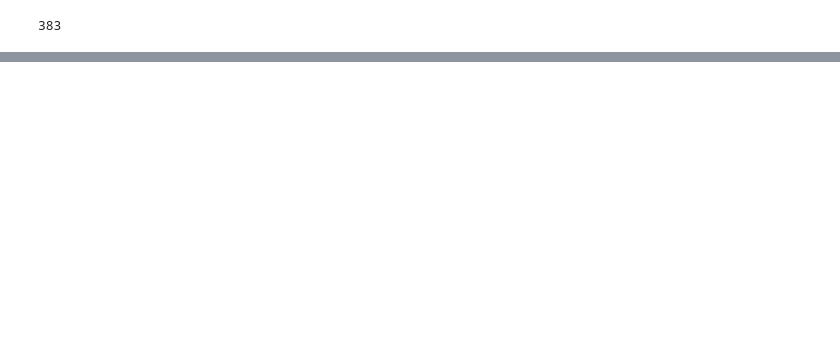
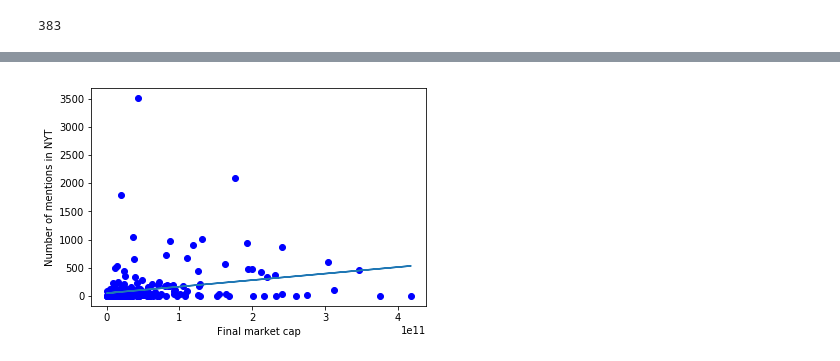
Before and after one commit to joshvonkorff/Project-2, a Jupyter notebook: Stock prices.ipynb, the cells around one changed output, grey strips where cells are left out. Cells and saved outputs as stored; diff of their text form; code cells hidden in the pictures; blank space fills up the shorter version.

```diff
--- a/Stock prices.ipynb
+++ b/Stock prices.ipynb
@@ -807,0 +725,5 @@ print(sd.sectors)
+# %%
+sd.plot_caps_vs_hits(xmax = 0.5 * 1e12, ymax = 5000)
+#sd.plot_caps_vs_hits()
+# %% [output]
+[figure, added]
```
Also changed, not shown: parts of 49 cells of this notebook.
